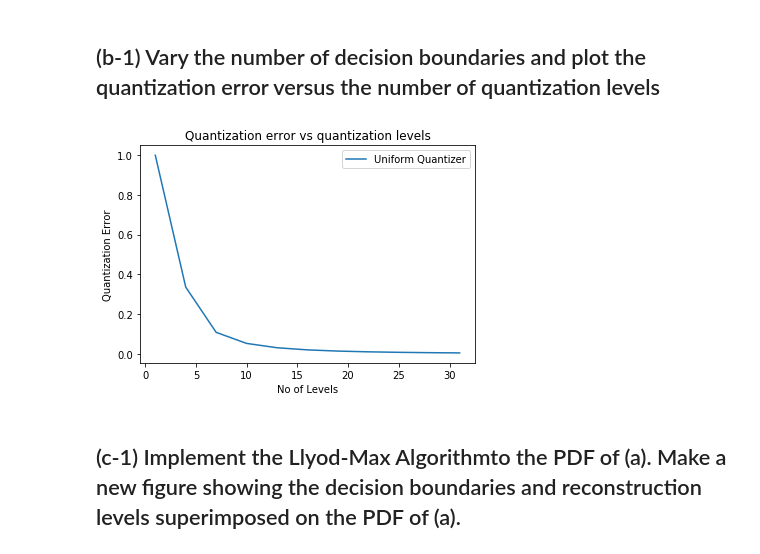
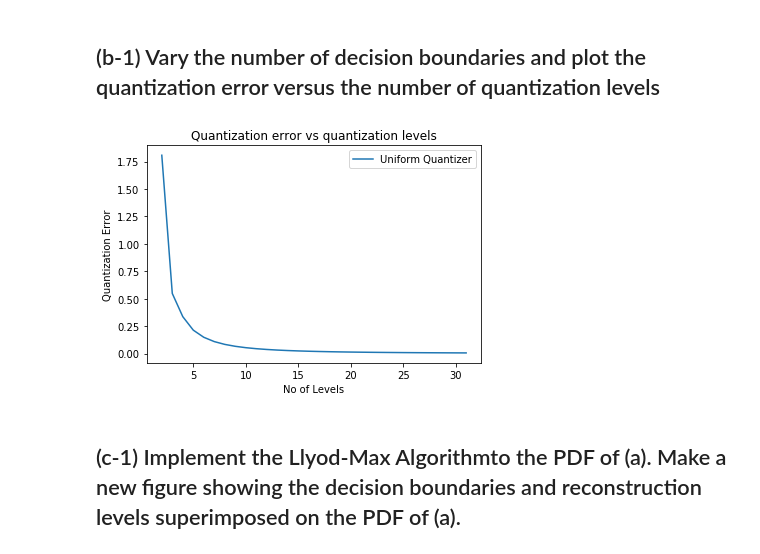
Before and after one commit to SushantGautam/LloydMaxQuantization, a Jupyter notebook: Q1.ipynb, the cells around one changed output. Saved outputs shown, nothing was run; the diff lists cells and outputs as text; code cells hidden in the pictures.

```diff
--- a/Q1.ipynb
+++ b/Q1.ipynb
@@ -26,16 +36,22 @@ def yUpdate(lower, upper):
                                      /integrate.quad( yUpdateDenominator,lower, upper,)[0]
 # %%
 def UniformQuantizer(x):
+    """
+    comment
+    """
     return [{"from": x[i], "to": x[i+1], "value":( x[i]+ x[i+1])/2, } for i in range(len(x)-1)]
 # %%
 def LyoidMax(x, yquant):
+    """
+    comment
+    """
     y =  [e['value'] for e in yquant]
     threshold = 0.00001
     print(".", end ="") #progress for each
     b, sigma=  [ x[e] for e in range(len(x))] , 10000
 
     c=0
-    while True and c < 100:
+    while True and c < 300:
         c+=1
         for i in  range(1, len(y)):
             b[i]= (y[i-1]+ y[i])/2
@@ -50,6 +66,9 @@ def LyoidMax(x, yquant):
 ## (a) Assume the variance to be one and plot the PDF of a zero-mean Gaussian random variable.
 # %%
 def PlotGaussian():
+    """
+    comment
+    """
     plt.plot(np.linspace(-4, 4, 1000 ),  [normal_dist(i) for i in np.linspace(-4, 4, 1000 )],  label='gaussian curve')
     plt.xlabel('x ---->') ; plt.ylabel('p(x) ---->')
     plt.title('PDF of a zero-mean Gaussian random variable')
@@ -61,8 +80,11 @@ PlotGaussian()
 ## (b-1) Apply a Uniform Quantizer to the PDF in (a). Make a new figure showing the decision boundaries and reconstruction levels superimposed on the PDF of (a).
 # %%
 def Quantizer(LyoidMaxAlgorithm=False, label=None,):
+    """
+    comment
+    """
     Data =[]
-    for m in range(1, 32, 3):
+    for m in range(2, 32, 1):
         M=m #Number of quantization levels
         Xmin, Xmax = -4, 4
         x= np.linspace(Xmin,Xmax, M+1 ) #evenly spaced M samples over a specified interval.
@@ -87,21 +109,24 @@ def Quantizer(LyoidMaxAlgorithm=False, label=None,):
             plt.legend() ; plt.show()
     return Data
 
-uniformQuantizerData = Quantizer(LyoidMaxAlgorithm=False, label="Uniform Quantizer")
+uniQuantizerData = Quantizer(LyoidMaxAlgorithm=False, label="Uniform Quantizer")
 # %% [output]
 [figure]
 # %% [markdown]
 ## (b-1) Vary the number of decision boundaries and plot the quantization error versus the number of quantization levels
 # %%
 def PlotData(data, label):
+    """
+    comment
+    """
     plt.plot([e['M'] for e in data], [e['error'] for e in data],label=label )
     plt.xlabel('No of Levels')
     plt.ylabel('Quantization Error')
     plt.title('Quantization error vs quantization levels')
     plt.legend() ; plt.show()
-PlotData(uniformQuantizerData, label="Uniform Quantizer")
+PlotData(uniQuantizerData, label="Uniform Quantizer")
 # %% [output]
-[figure, old version]
+[figure, new version]
 # %% [markdown]
 ## (c-1) Implement  the Llyod-Max  Algorithmto the  PDF  of  (a).  Make  a  new  figure  showing  the  decision  boundaries  and reconstruction levels superimposed on the PDF of (a).
 # %%
```
Also changed, not shown: parts of 12 cells of this notebook, 1 other file.
